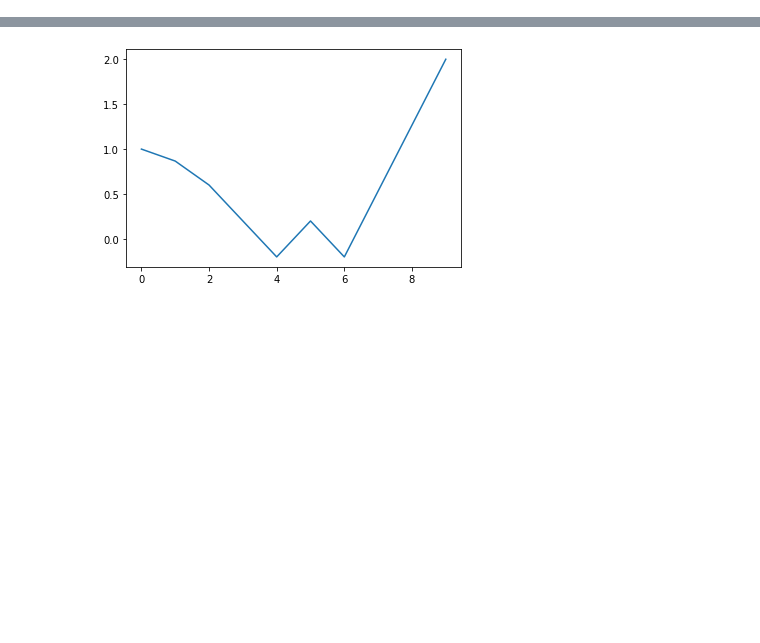
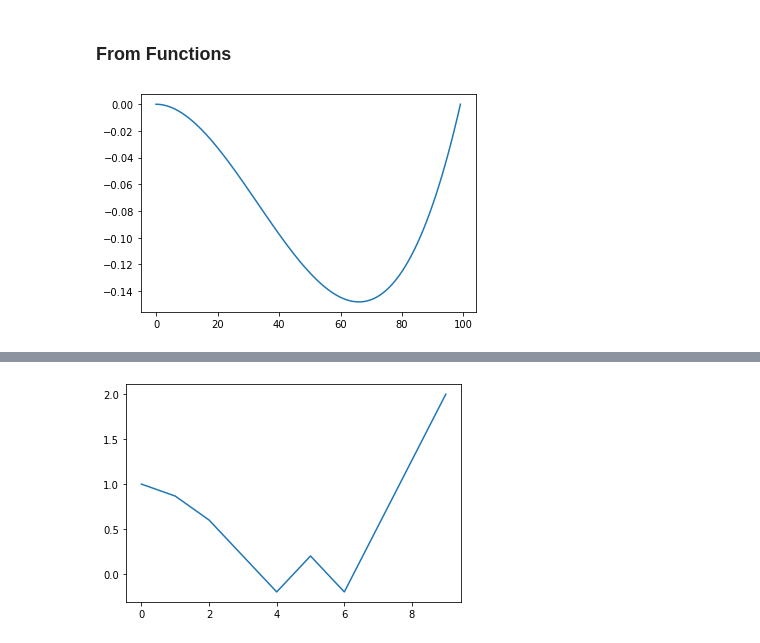
Before and after one commit to danlessa/signal_composer, a Jupyter notebook: examples/simple_signal.ipynb, the cells around one changed output, grey strips where cells are left out. Cells and saved outputs as stored; diff of their text form; code cells hidden in the pictures; blank space fills up the shorter version.

```diff
--- a/examples/simple_signal.ipynb
+++ b/examples/simple_signal.ipynb
@@ -6,0 +25,8 @@ import matplotlib.pyplot as plt
+# %% [markdown]
+### From Functions
+# %%
+f = lambda x: x ** 3 - x ** 2
+signal = Signal(f)
+plot_signal(signal)
+# %% [output]
+[figure, added]
```
Also changed, not shown: parts of 15 cells of this notebook, 3 other files.
